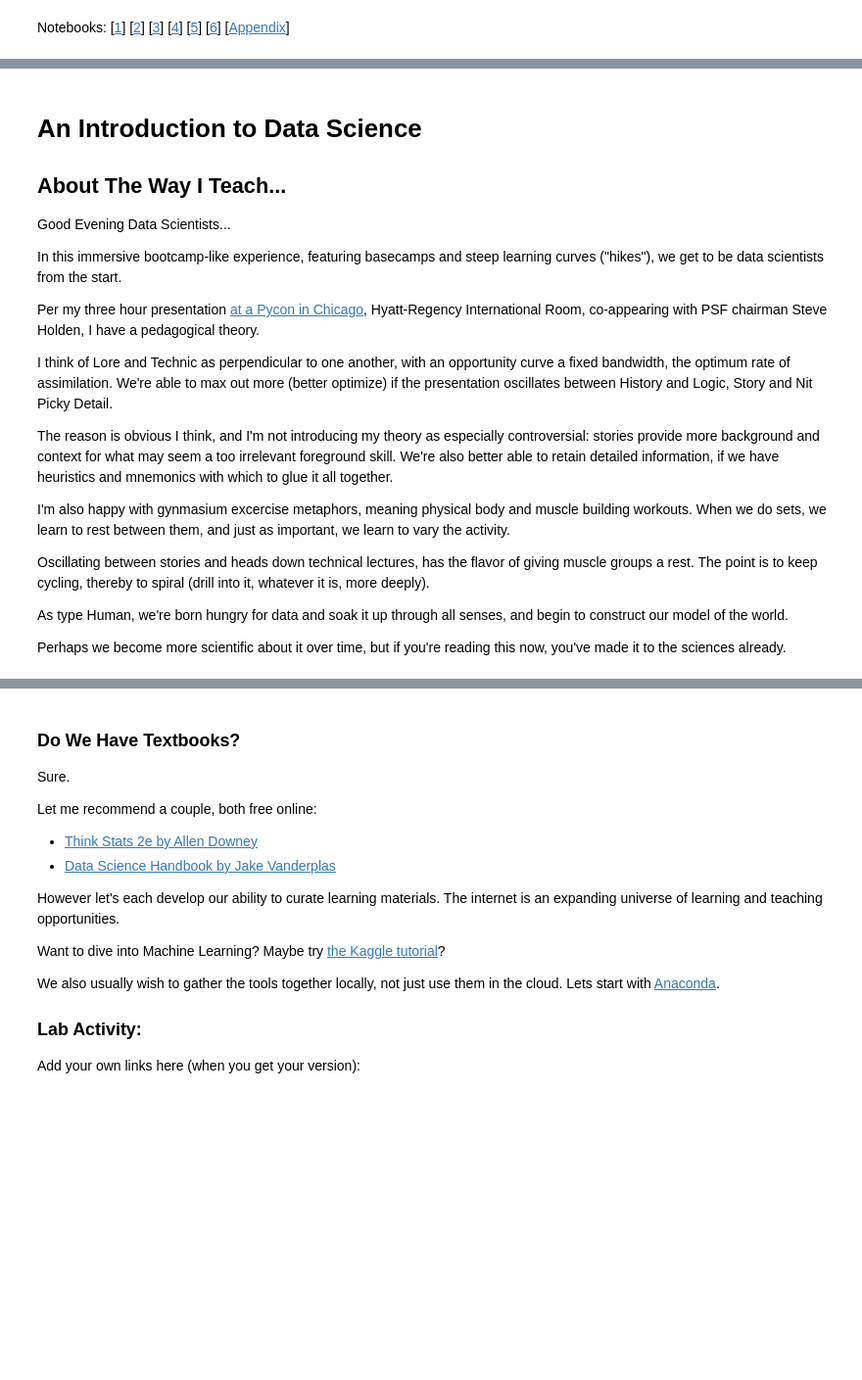
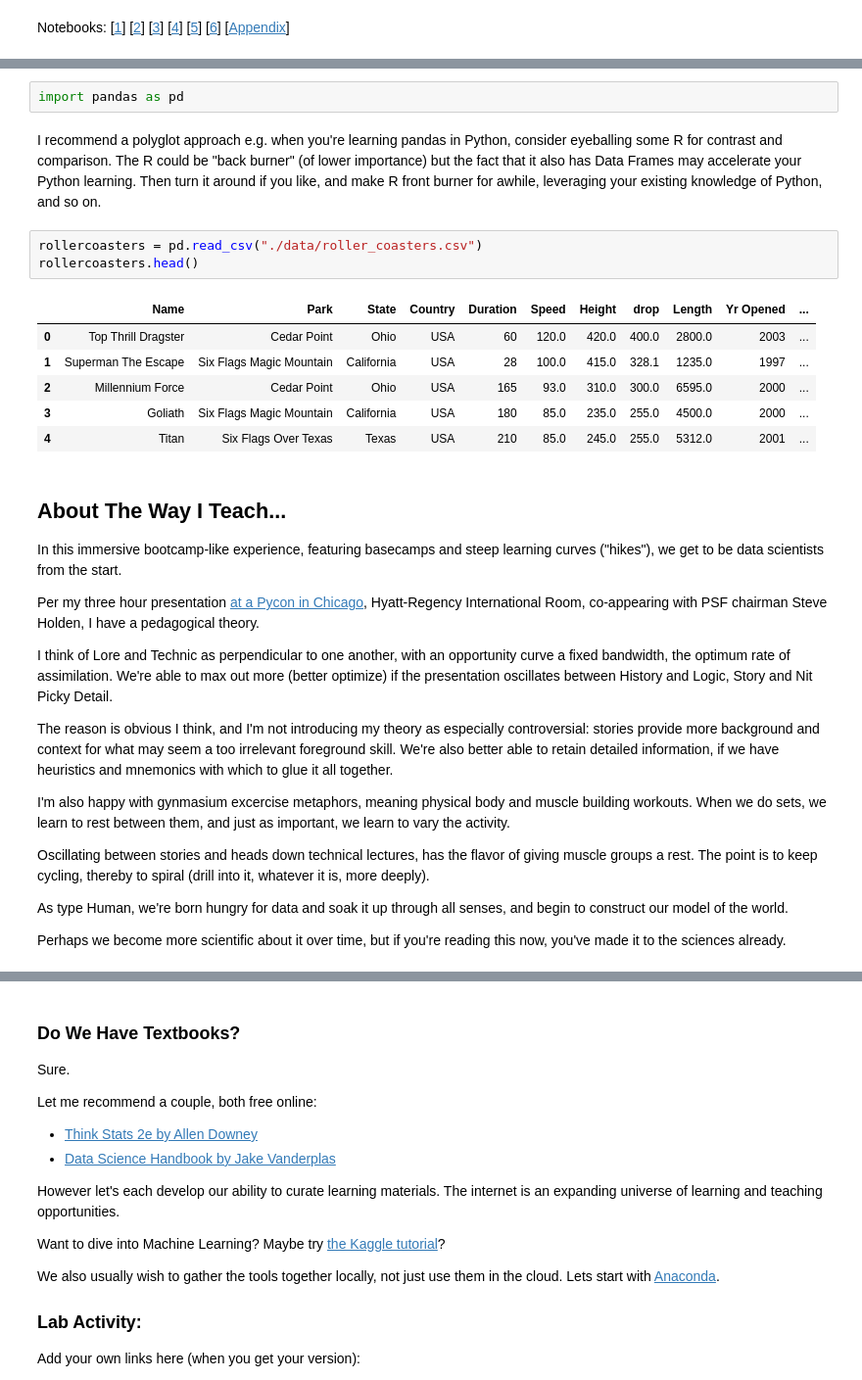
Before and after one commit to 4dsolutions/Curriculum_Development, a Jupyter notebook: IntroDS001.ipynb, the cells around one changed output, grey strips where cells are left out. Shown at 98% size. Drawn from its saved outputs; the diff is of its cells as text; blank space fills up the shorter version.

```diff
--- a/IntroDS001.ipynb
+++ b/IntroDS001.ipynb
@@ -13,9 +69,19 @@ Notebooks:
+# %%
+import pandas as pd
+# %% [markdown]
+I recommend a polyglot approach e.g. when you're learning pandas in Python, consider eyeballing some R for contrast and comparison.  The R could be "back burner" (of lower importance) but the fact that it also has Data Frames may accelerate your Python learning.  Then turn it around if you like, and make R front burner for awhile, leveraging your existing knowledge of Python, and so on.
+# %%
+rollercoasters = pd.read_csv("./data/roller_coasters.csv")
+rollercoasters.head()
+# %% [output]
+|  | Name | Park | State | Country | Duration | Speed | Height | drop | Length | Yr Opened | ... |
+| 0 | Top Thrill Dragster | Cedar Point | Ohio | USA | 60 | 120.0 | 420.0 | 400.0 | 2800.0 | 2003 | ... |
+| 1 | Superman The Escape | Six Flags Magic Mountain | California | USA | 28 | 100.0 | 415.0 | 328.1 | 1235.0 | 1997 | ... |
+| 2 | Millennium Force | Cedar Point | Ohio | USA | 165 | 93.0 | 310.0 | 300.0 | 6595.0 | 2000 | ... |
+| 3 | Goliath | Six Flags Magic Mountain | California | USA | 180 | 85.0 | 235.0 | 255.0 | 4500.0 | 2000 | ... |
+| 4 | Titan | Six Flags Over Texas | Texas | USA | 210 | 85.0 | 245.0 | 255.0 | 5312.0 | 2001 | ... |
 # %% [markdown]
-# An Introduction to Data Science
-
 ## About The Way I Teach...
-
-Good Evening Data Scientists...
 
 In this immersive bootcamp-like experience, featuring basecamps and steep learning curves ("hikes"), we get to be data scientists from the start.
 
```
Also changed, not shown: parts of 6 cells of this notebook, 11 other files.
